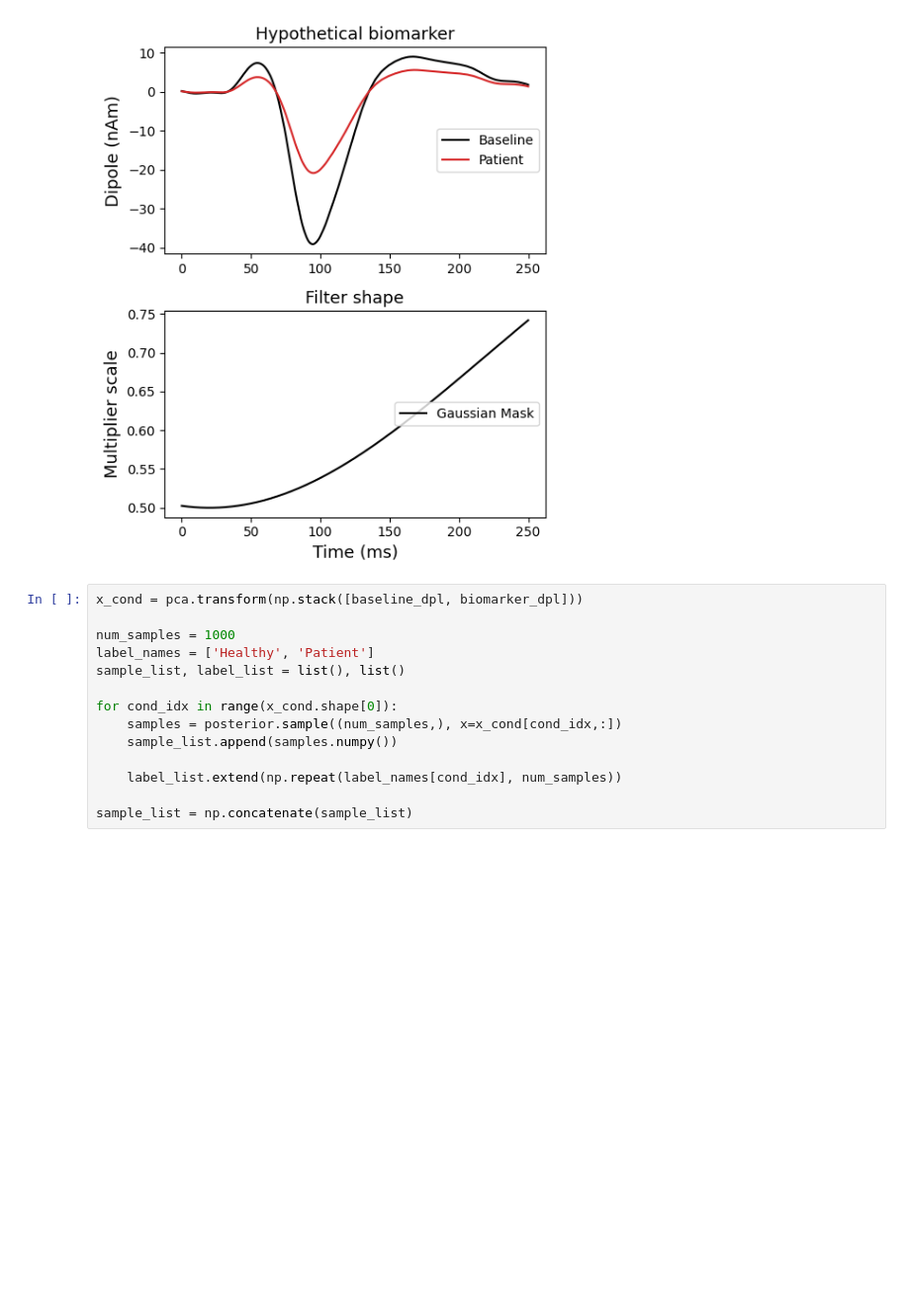
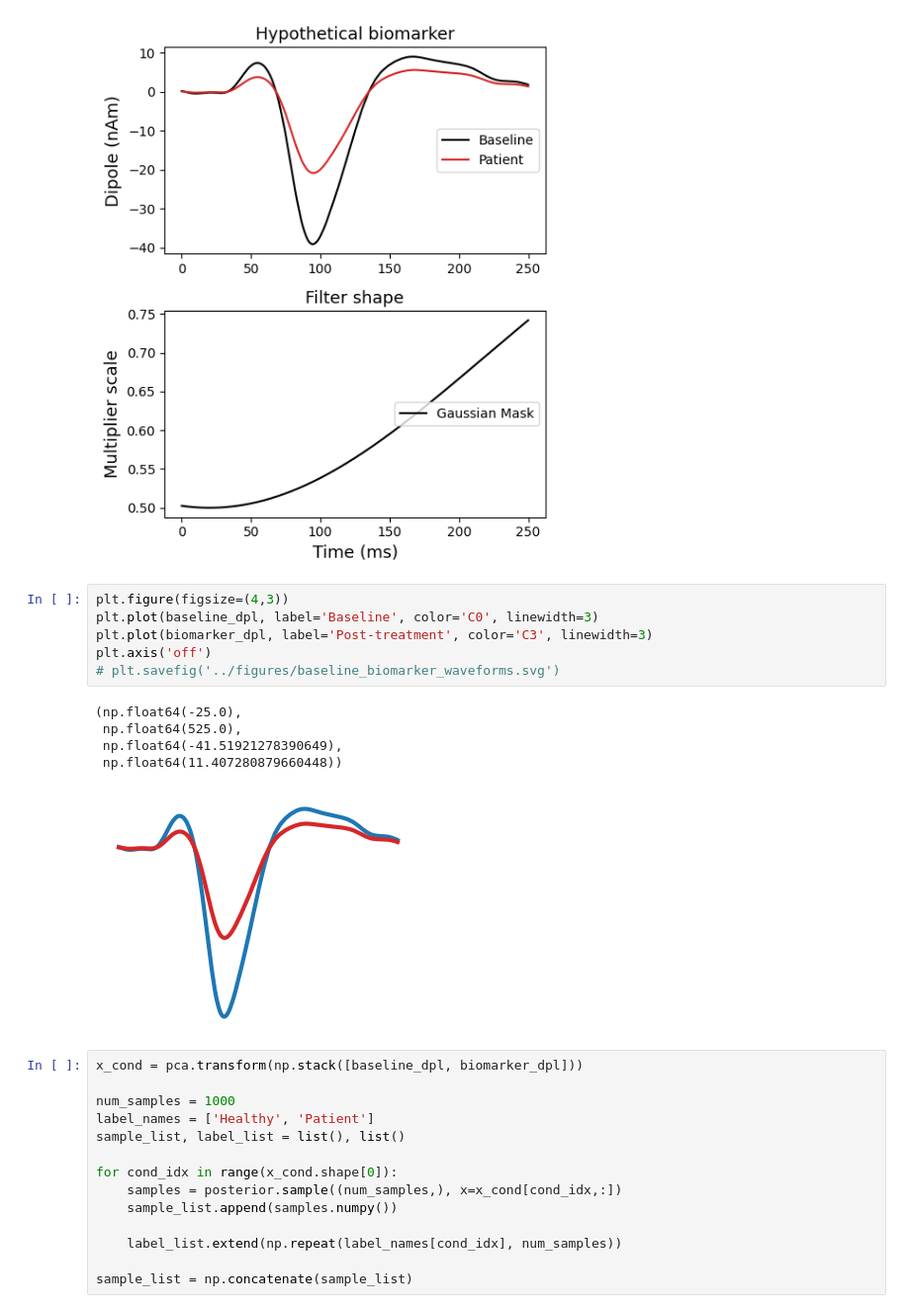
Before and after one commit to ntolley/hnn_jove, a Jupyter notebook: notebooks/drug_moa_sbi_ppc.ipynb, the cells around one changed output. Shown at 99% size. Saved outputs shown, nothing was run; the diff lists cells and outputs as text; blank space fills up the shorter version.

```diff
--- a/notebooks/drug_moa_sbi_ppc.ipynb
+++ b/notebooks/drug_moa_sbi_ppc.ipynb
@@ -222,6 +190,18 @@ plt.yticks(fontsize=ticksize)
 plt.tight_layout()
 # %% [output]
 [figure]
+# %%
+plt.figure(figsize=(4,3))
+plt.plot(baseline_dpl, label='Baseline', color='C0', linewidth=3)
+plt.plot(biomarker_dpl, label='Post-treatment', color='C3', linewidth=3)
+plt.axis('off')
+# plt.savefig('../figures/baseline_biomarker_waveforms.svg')
+# %% [output]
+(np.float64(-25.0),
+ np.float64(525.0),
+ np.float64(-41.51921278390649),
+ np.float64(11.407280879660448))
+[figure, added]
 # %%
 x_cond = pca.transform(np.stack([baseline_dpl, biomarker_dpl]))
 
```
Also changed, not shown: parts of 11 cells of this notebook, 6 other files.
